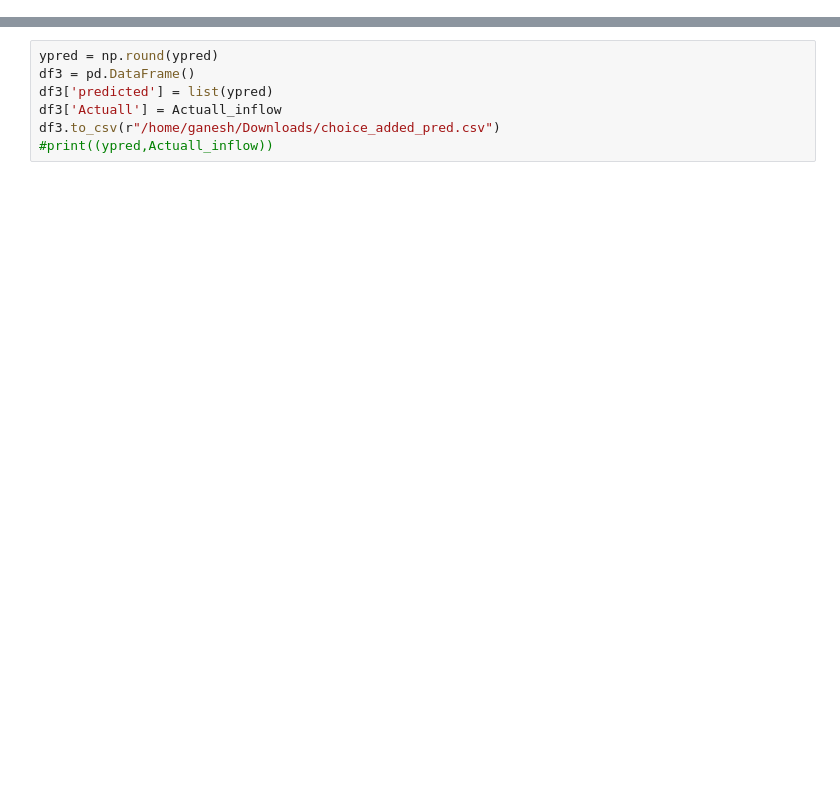
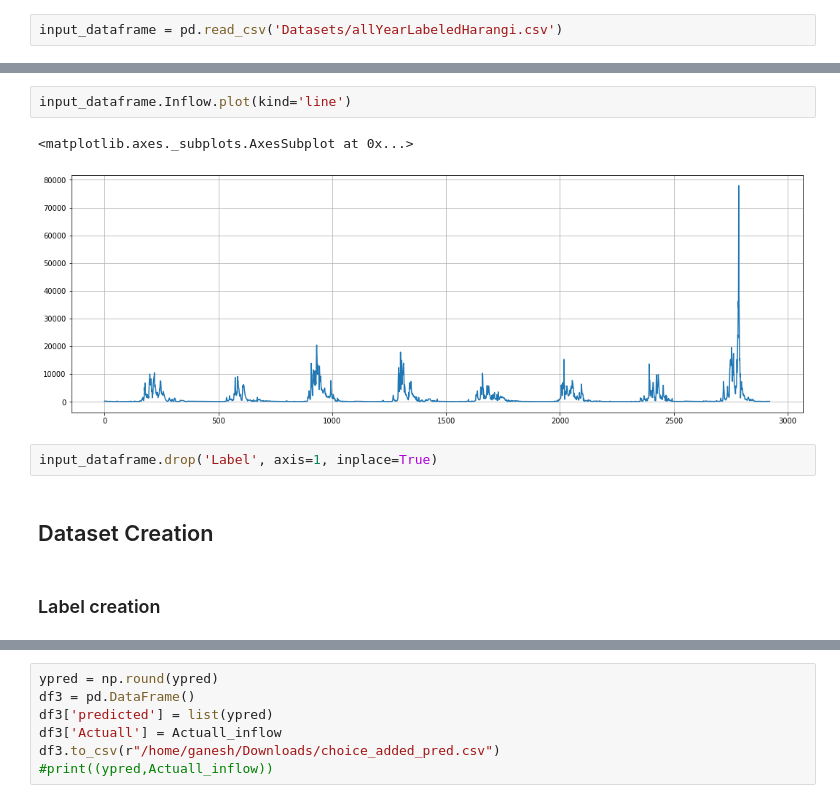
Before and after one commit to ProjectFace2/reservoirOutflow, a Jupyter notebook: KNN_LWR Classifier.ipynb, the cells around one changed output, grey strips where cells are left out. Drawn from its saved outputs; the diff is of its cells as text; blank space fills up the shorter version.

```diff
--- a/KNN_LWR Classifier.ipynb
+++ b/KNN_LWR Classifier.ipynb
@@ -346,0 +14,2 @@ for single_point in Q_point:
+# %%
+input_dataframe = pd.read_csv('Datasets/allYearLabeledHarangi.csv')
@@ -346,0 +32,11 @@ for single_point in Q_point:
+# %%
+input_dataframe.Inflow.plot(kind='line')
+# %% [output]
+<matplotlib.axes._subplots.AxesSubplot at 0x...>
+[figure, added]
+# %%
+input_dataframe.drop('Label', axis=1, inplace=True)
+# %% [markdown]
+## Dataset Creation
+# %% [markdown]
+### Label creation
```
Also changed, not shown: parts of 88 cells of this notebook.
